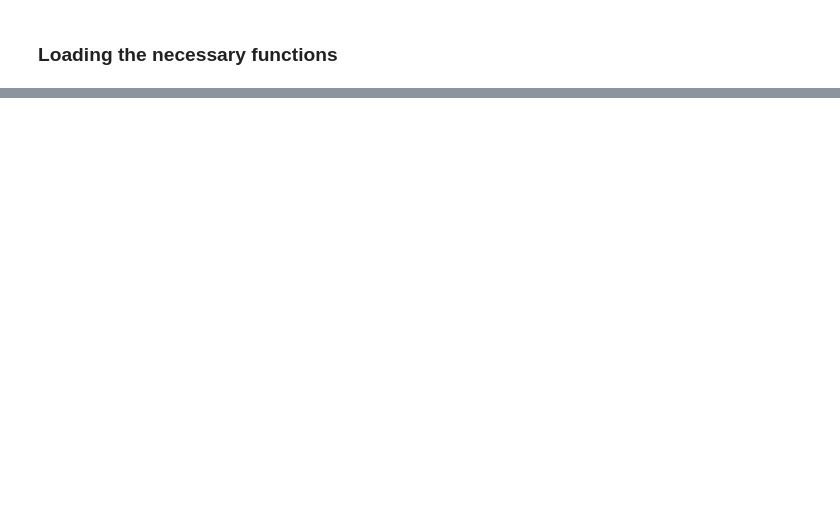
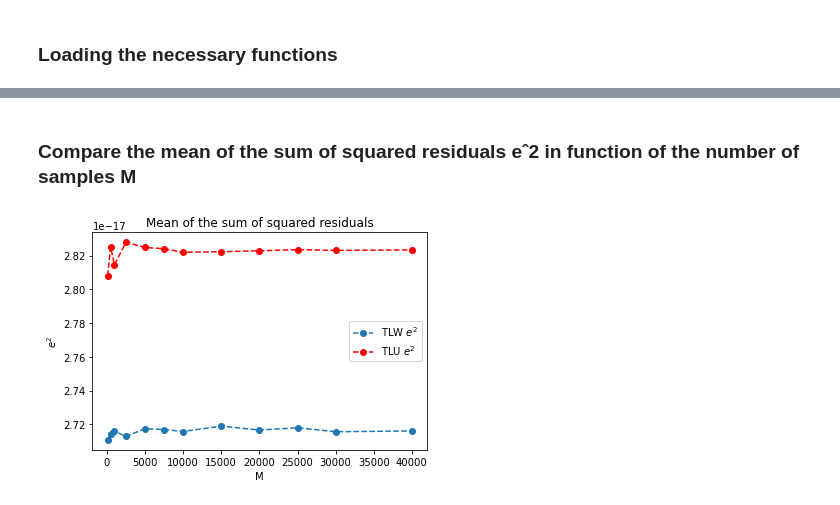
Before and after one commit to ccochato/cnm_final_project, a Jupyter notebook: FINAL_PROJECT_BOOTSTRAPPING_Emittance_uncertainty.ipynb, the cells around one changed output, grey strips where cells are left out. Drawn from its saved outputs; the diff is of its cells as text; code cells hidden in the pictures; blank space fills up the shorter version.

Commit message:
Implementation of the calculation of the mean of the sum of squared residues

```diff
--- a/FINAL_PROJECT_BOOTSTRAPPING_Emittance_uncertainty.ipynb
+++ b/FINAL_PROJECT_BOOTSTRAPPING_Emittance_uncertainty.ipynb
@@ -49,12 +56,16 @@ energy = 147.8                   # beam energy in MeV
 # %% [markdown]
 ### Loading the necessary functions
 # %%
-def _get_K1_from_I(energy, I_meas):
+def _get_K1_from_I(energy, current):
     '''
-    Function to calculate the quadrupole strength using the quadrupole current
+    Function to calculate the quadrupole strength using the quadrupole current.
+
+    -Parameters:
+    energy  :: energy of the beam
+    current :: quadrupole current
     '''
     kin_en = np.sqrt(energy*energy - electron_rest_en*electron_rest_en)
-    return np.polyval(I2K1, I_meas)*light_speed/kin_en/1e6
+    return np.polyval(I2K1, current)*light_speed/kin_en/1e6
 # %%
 def _twiss(s_11 , s_12, s_22, energy):
     '''
@@ -83,7 +106,14 @@ def _trans_matrix_method(energy, I_meas, sigma, pl='x'):
 # %%
 def quadratic_fit(x, y, weighted = False, ws = [], correlation = False):
     '''
-    Function to calculate the quadratic fitting parameters given 2 arrays
+    Function to calculate the quadratic fitting parameters
+    of the y = a + b*x + c*x^2 parabola.
+    -Parameters:
+    x :: array
+    y :: array
+    ws         :: weights of y
+    weighted   :: if True, calculate the weighted fit. parameters
+    correlation:: if True, calculate the coefficient of determination
     '''
     x = np.array(x)
     y = np.array(y)
@@ -109,6 +139,7 @@ def quadratic_fit(x, y, weighted = False, ws = [], correlation = False):
         c = (sx2y*sxx-sxy*sxx2)/(sxx*sx2x2-sxx2*sxx2)
         a = y_m - b*x_m - c*x2_m
 
+    #coefficient of determination calculation
     n, d = 0, 0
     for i in range(len(x)):
         n += (y[i] - (a + b*x[i]+c*x[i]*x[i]))**2
@@ -359,0 +429,34 @@ plt.show()
+# %% [markdown]
+### Compare the mean of the sum of squared residuals eˆ2 in function of the number of samples M
+# %%
+Ms = [100,500, 1000, 2500, 5000, 7500, 10000, 15000, 20000, 25000, 30000, 40000]
+eut, ewt = [], []
+weights = 1/(2*np.array(err_sigma))**2
+for m in Ms:
+    eu, ew = [], []
+    for j in range(m):
+        sigma_mont_s = []
+        I_mont_s = []
+        for i in range(len(sigma)):
+            sigma_mont_s.append(sigma[i] + err_sigma[i]*np.random.randn())
+            I_mont_s.append(current[i]+ err_current[i]*np.random.randn())
+        K1 = _get_K1_from_I(energy, I_mont_s)
+        au, bu, cu = quadratic_fit(K1, np.array(sigma_mont_s)*sigma_mont_s)
+        aw, bw, cw = quadratic_fit(K1, np.array(sigma_mont_s)*sigma_mont_s, weighted = True, ws = weights)
+        # Residues
+        residu = np.array(sigma)*sigma - (au + bu*K1 + cu*K1**2)
+        residw = np.array(sigma)*sigma - (aw + bw*K1 + cw*K1**2)
+        eu.append(np.mean(residu**2))
+        ew.append(np.mean(residw**2))
+    eut.append(np.mean(eu))
+    ewt.append(np.mean(ew))
+
+plt.plot(Ms, eut, "o--", label= 'TLW $e^2$')
+plt.plot(Ms, ewt, "or--", label= 'TLU $e^2$')
+plt.legend()
+plt.xlabel('M')
+plt.ylabel('$e^2$')
+plt.title('Mean of the sum of squared residuals')
+plt.show()
+# %% [output]
+[figure, added]
```
Also changed, not shown: parts of 17 cells of this notebook.
